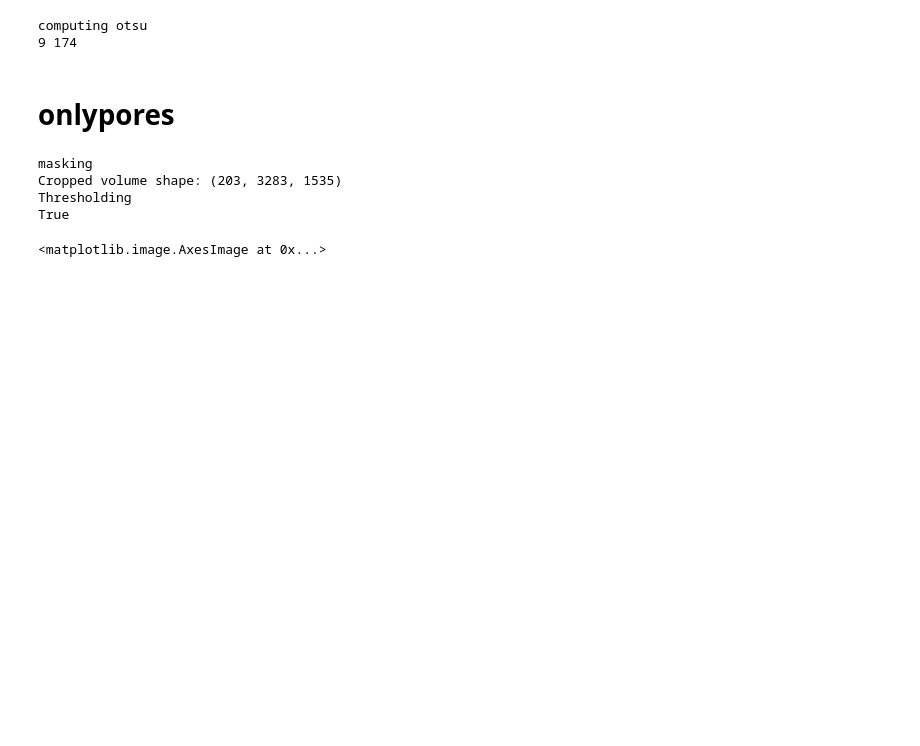
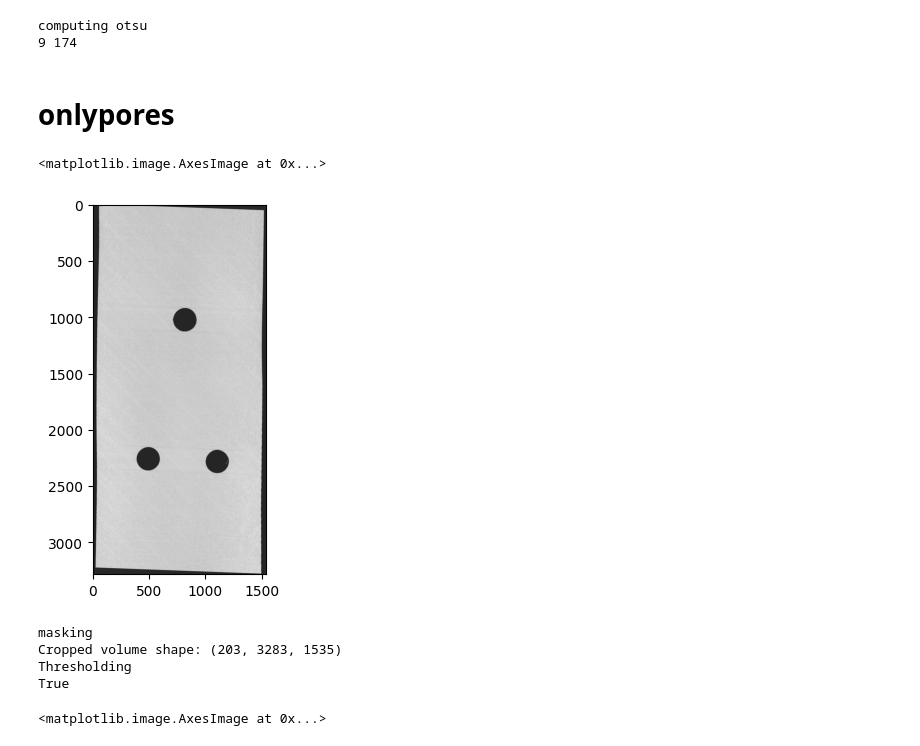
Before and after one commit to topeberti/UTvsXCT-preprocessing, a Jupyter notebook: desarrollo/onlypores/pruebas_wallcropping.ipynb, the cells around one changed output. Cells and saved outputs as stored; diff of their text form; code cells hidden in the pictures; blank space fills up the shorter version.

```diff
--- a/desarrollo/onlypores/pruebas_wallcropping.ipynb
+++ b/desarrollo/onlypores/pruebas_wallcropping.ipynb
@@ -38,6 +38,11 @@ computing otsu
 # onlypores
 # %%
 from preprocess_tools import onlypores
+# %%
+plt.imshow(volume[frontwall], cmap='gray')
+# %% [output]
+<matplotlib.image.AxesImage at 0x...>
+[figure, added]
 # %%
 onlypores_volume, sample_mask, binary = onlypores.onlypores(volume, frontwall, backwall)
 # %% [output]
```
Also changed, not shown: parts of 2 cells of this notebook, 2 other files.
